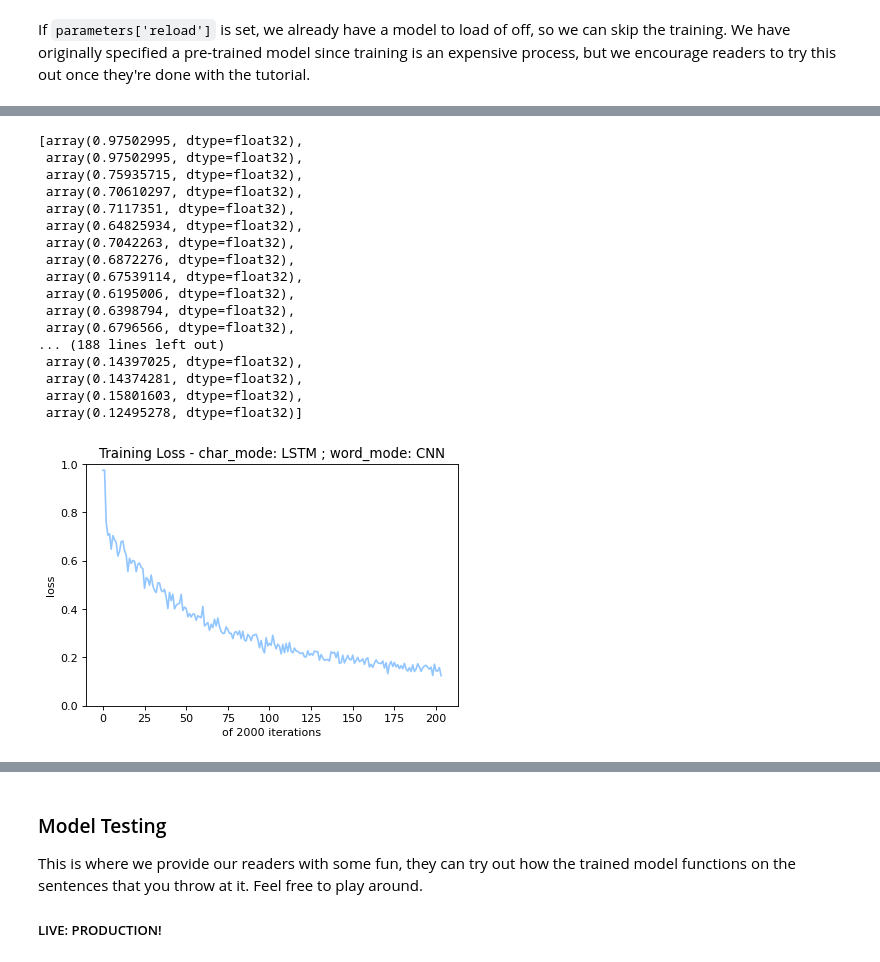
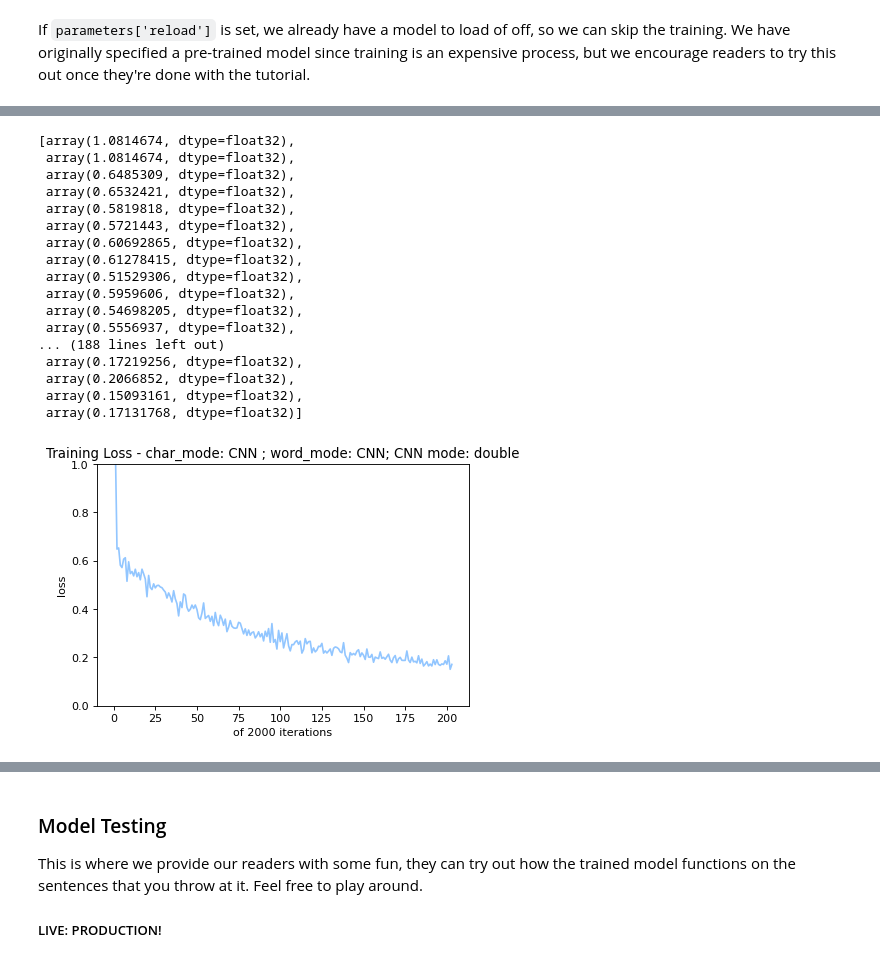
Before and after one commit to yangland/End-to-end-Sequence-Labeling-via-Bi-directional-LSTM-CNNs-CRF-Tutorial, a Jupyter notebook: Named_Entity_Recognition-LSTM-CNN-CRF-Tutorial.ipynb, the cells around one changed output, grey strips where cells are left out. Drawn from its saved outputs; the diff is of its cells as text; code cells hidden in the pictures.

```diff
--- a/Named_Entity_Recognition-LSTM-CNN-CRF-Tutorial.ipynb
+++ b/Named_Entity_Recognition-LSTM-CNN-CRF-Tutorial.ipynb
@@ -99,7 +99,7 @@ parameters['name'] = "self-trained-model" # Model name
 parameters['gradient_clip']=5.0
 models_path = "./models/" #path to saved models
 
-parameters['char_mode']="LSTM" # CNN or "LSTM"
+parameters['char_mode']="CNN" # CNN or "LSTM"
 
 # added parameter
 parameters['word_mode']="CNN" # Word level encoder "CNN" or "LSTM"
@@ -107,6 +107,7 @@ parameters['char_lstm_dim'] = 10 #Token char LSTM hidden layer size
 parameters['word_embedding_dim'] = 100
 parameters['char_embedding_dim'] = 30
 parameters['char_out_dimension'] = 20
+parameters['word_cnn_mode']= 'double' # 'single', 'double', 'dialated'
 
 #GPU
 parameters['use_gpu'] = torch.cuda.is_available() #GPU Check
@@ -929,6 +930,7 @@ def get_lstm_features(self, sentence, chars2, chars2_length, d):
 
         ## Creating Character level representation using Convolutional Neural Netowrk
         ## followed by a Maxpooling Layer
+
         chars_cnn_out3 = self.char_cnn3(chars_embeds)
         # print("chars_cnn_out3.size", chars_cnn_out3.size()) # ([22, 25, 11, 1])
 
@@ -976,10 +978,13 @@ def get_lstm_features(self, sentence, chars2, chars2_length, d):
         word_embeds = embeds.unsqueeze(1)
         # print("word_embeds", word_embeds.size())
 
-        word_cnn_out3 = self.word_cnn3(word_embeds)
-        # self.word_cnn3 = nn.Conv2d(in_channels=1, out_channels=hidden_dim*2, kernel_size=(3, self.word_embedding_dim), padding=(1,0))
-
-        # print("word_cnn_out3 size:", word_cnn_out3.size()) # ([21, 400, 1, 1])
+        if self.word_cnn_mode == "single":
+            word_cnn_out3 = self.word_cnn3(word_embeds)
+            # self.word_cnn3 = nn.Conv2d(in_channels=1, out_channels=hidden_dim*2, kernel_size=(3, self.word_embedding_dim), padding=(1,0))
+            # print("word_cnn_out3 size:", word_cnn_out3.size()) # ([21, 400, 1, 1])
+        elif self.word_cnn_mode == "double":
+            word_cnn_out3_n1 = self.word_cnn3_1(word_embeds)
+            word_cnn_out3 = self.word_cnn3_2(word_cnn_out3_n1)
 
         word_cnn_out3 = word_cnn_out3.squeeze(2)
         word_cnn_out3 = word_cnn_out3.unsqueeze(3)
@@ -1027,7 +1032,7 @@ class BiLSTM_CRF(nn.Module):
 
     def __init__(self, vocab_size, tag_to_ix, hidden_dim,
                  char_to_ix=None, pre_word_embeds=None, char_out_dimension=25, char_embedding_dim=25, use_gpu=False
-                 , use_crf=True, char_mode='CNN', word_embedding_dim=20, word_mode='LSTM', char_lstm_dim=10):
+                 , use_crf=True, char_mode='CNN', word_embedding_dim=20, word_mode='LSTM', char_lstm_dim=10, word_cnn_mode='single'):
         '''
         Input parameters:
 
@@ -1061,6 +1066,7 @@ class BiLSTM_CRF(nn.Module):
         # add parameter word_mode
         self.word_mode = word_mode
         self.char_lstm_dim = char_lstm_dim
+        self.word_cnn_mode = word_cnn_mode
 
         if char_embedding_dim is not None:
             self.char_embedding_dim = char_embedding_dim
@@ -1112,7 +1118,11 @@ class BiLSTM_CRF(nn.Module):
             #     self.word_embedding_dim = word_embedding_dim
 
             # word CNN based on self.char_mode, output same as LSTM
-            self.word_cnn3 = nn.Conv2d(in_channels=1, out_channels=hidden_dim*2, kernel_size=(3, self.word_embedding_dim), padding=(1,0))
+            if self.word_cnn_mode == "single":
+                self.word_cnn3 = nn.Conv2d(in_channels=1, out_channels=hidden_dim*2, kernel_size=(3, self.word_embedding_dim), padding=(1,0))
+            elif self.word_cnn_mode == "double":
+                self.word_cnn3_1 = nn.Conv2d(in_channels=1, out_channels=hidden_dim, kernel_size=(3, 3), padding=(1,0))
+                self.word_cnn3_2 = nn.Conv2d(in_channels=hidden_dim, out_channels=hidden_dim*2, kernel_size=(3, self.word_embedding_dim), padding=(1,0))
 
 
 
@@ -1157,7 +1167,8 @@ model = BiLSTM_CRF(vocab_size=len(word_to_id),
                     char_lstm_dim=parameters['char_lstm_dim'],
                     char_embedding_dim=parameters['char_embedding_dim'],
                     word_embedding_dim=parameters['word_embedding_dim'],
-                    char_out_dimension=parameters['char_out_dimension'])
+                    char_out_dimension=parameters['char_out_dimension'],
+                    word_cnn_mode=parameters['word_cnn_mode'])
 
 print("Model Initialized!!!")
 # %% [output]
@@ -1506,39 +1518,39 @@ Time(min):  185.0
 # %%
 losses
 # %% [output]
-[array(0.97502995, dtype=float32),
- array(0.97502995, dtype=float32),
- array(0.75935715, dtype=float32),
- array(0.70610297, dtype=float32),
- array(0.7117351, dtype=float32),
- array(0.64825934, dtype=float32),
- array(0.7042263, dtype=float32),
- array(0.6872276, dtype=float32),
- array(0.67539114, dtype=float32),
- array(0.6195006, dtype=float32),
- array(0.6398794, dtype=float32),
- array(0.6796566, dtype=float32),
+[array(1.0814674, dtype=float32),
+ array(1.0814674, dtype=float32),
+ array(0.6485309, dtype=float32),
+ array(0.6532421, dtype=float32),
+ array(0.5819818, dtype=float32),
+ array(0.5721443, dtype=float32),
+ array(0.60692865, dtype=float32),
+ array(0.61278415, dtype=float32),
+ array(0.51529306, dtype=float32),
+ array(0.5959606, dtype=float32),
+ array(0.54698205, dtype=float32),
+ array(0.5556937, dtype=float32),
 ... (188 lines left out)
- array(0.14397025, dtype=float32),
- array(0.14374281, dtype=float32),
- array(0.15801603, dtype=float32),
- array(0.12495278, dtype=float32)]
+ array(0.17219256, dtype=float32),
+ array(0.2066852, dtype=float32),
+ array(0.15093161, dtype=float32),
+ array(0.17131768, dtype=float32)]
 # %%
 plt.plot(losses)
-title_str = "char_mode: " + parameters['char_mode'] + " ; word_mode: " + parameters['word_mode']
+title_str = "char_mode: " + parameters['char_mode'] + " ; word_mode: " + parameters['word_mode'] + "; CNN mode: " + parameters['word_cnn_mode']
 training_title = "Training Loss - " + title_str
 plt.title(training_title)
 plt.ylim([0.0, 1.0])
 
 x_label = "of " +  str(plot_every) + " iterations"
 plt.xlabel(x_label)
 plt.ylabel('loss')
 
-loss_file = "training_loss-" + "char_" + parameters['char_mode'] + "-word_" + parameters['word_mode'] + ".png"
+loss_file = "training_loss-" + "char_" + parameters['char_mode'] + "-word_" + parameters['word_mode'] + "-" + parameters['word_cnn_mode'] + ".png"
 plt.savefig(loss_file, dpi=300)
 plt.show()
 # %% [output]
-[figure, old version]
+[figure, new version]
 # %%
 # new_train_F, new_dev_F, new_test_F
 all_F
```
Also changed, not shown: parts of 5 cells of this notebook, 8 other files.
